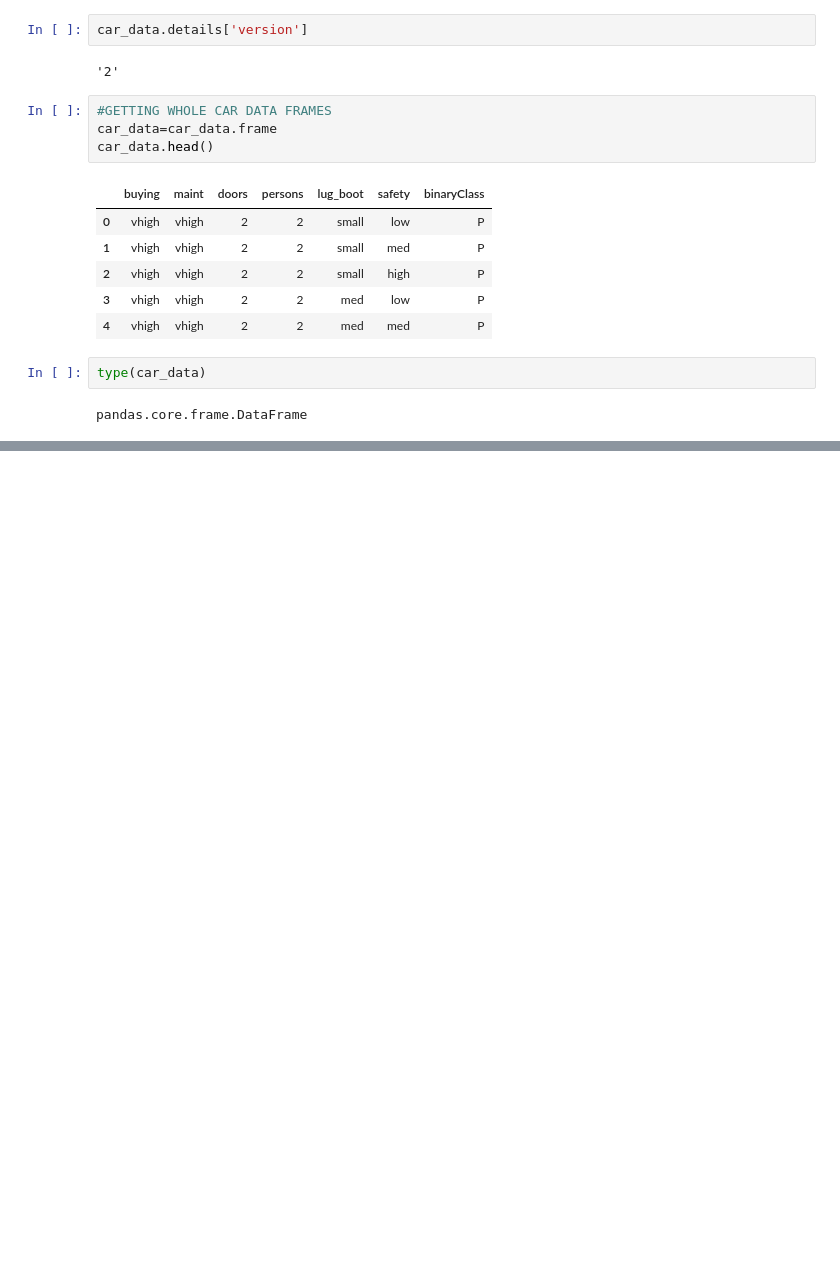
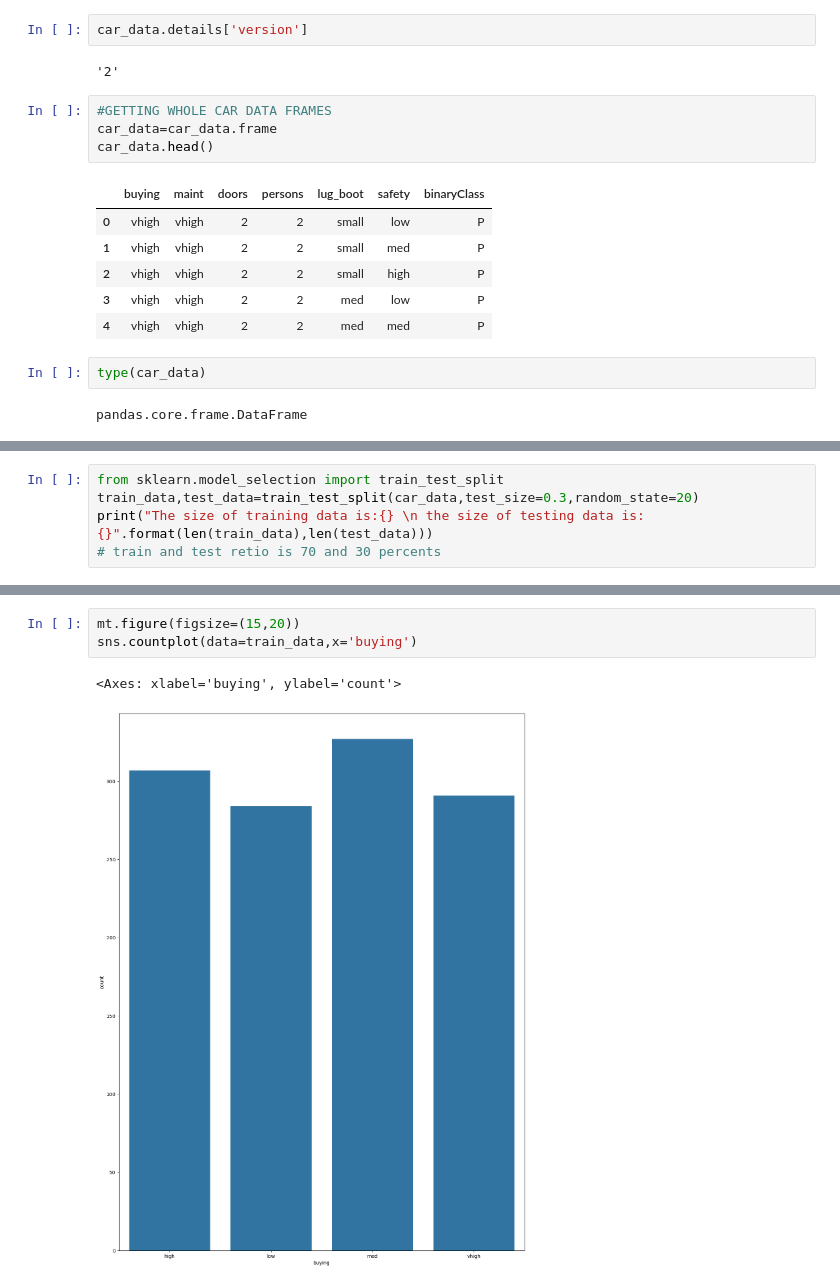
Before and after one commit to DEEPAK-RAMGIRI/AIML-LAB, a Jupyter notebook: LAB_008.ipynb, the cells around one changed output, grey strips where cells are left out. Drawn from its saved outputs; the diff is of its cells as text; blank space fills up the shorter version.

```diff
--- a/LAB_008.ipynb
+++ b/LAB_008.ipynb
@@ -50,0 +55,5 @@ pandas.core.frame.DataFrame
+# %%
+from sklearn.model_selection import train_test_split
+train_data,test_data=train_test_split(car_data,test_size=0.3,random_state=20)
+print("The size of training data is:{} \n the size of testing data is:{}".format(len(train_data),len(test_data)))
+# train and test retio is 70 and 30 percents
@@ -50,0 +98,6 @@ pandas.core.frame.DataFrame
+# %%
+mt.figure(figsize=(15,20))
+sns.countplot(data=train_data,x='buying')
+# %% [output]
+<Axes: xlabel='buying', ylabel='count'>
+[figure, added]
```
Also changed, not shown: parts of 38 cells of this notebook.
